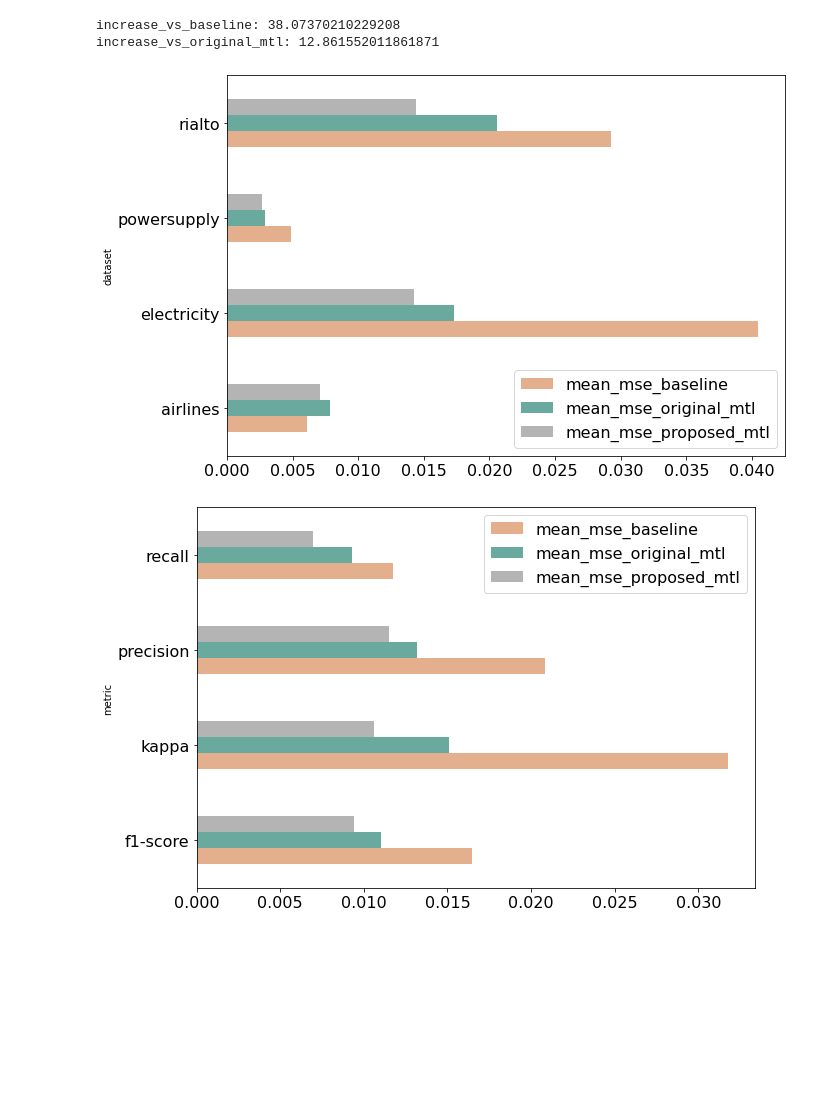
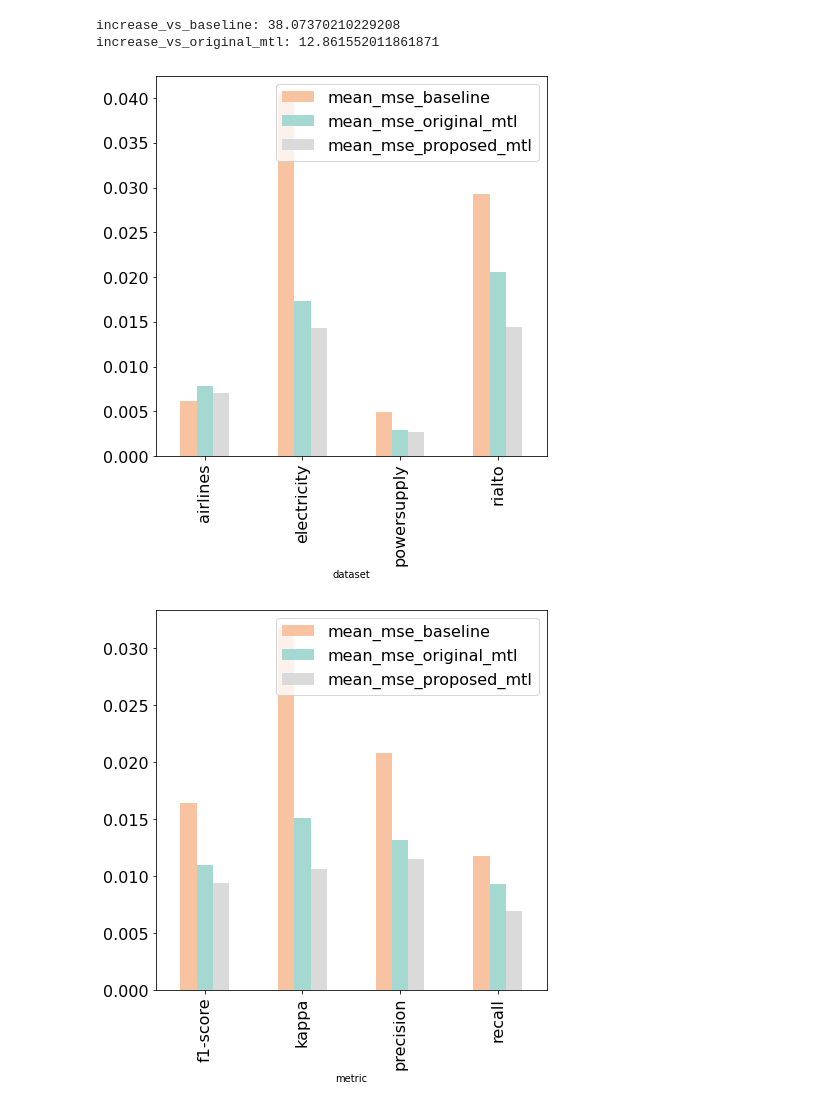
Before and after one commit to feamelo/drift-meta-learning, a Jupyter notebook: src/experiments/results/result_gain.ipynb, the cells around one changed output. Drawn from its saved outputs; the diff is of its cells as text; code cells hidden in the pictures; blank space fills up the shorter version.

```diff
--- a/src/experiments/results/result_gain.ipynb
+++ b/src/experiments/results/result_gain.ipynb
@@ -142,23 +142,23 @@ increase_vs_baseline: 38.07370210229208
 increase_vs_original_mtl: 12.861552011861871
 # %%
 COLORS = [
-    "#E3af8c", # orange
-    "#69A99E", # green
-    "#b4b4b4", # grey
+    "#F7C3A0", # orange
+    "#A4D8D0", # green
+    "#DADADA", # grey
     ]
 
 def plot_mean_mse(group_by='dataset'):
     grouped_df = mean_results_df.groupby([group_by]).mean()
     mean_cols = [col for col in grouped_df.columns if "mean" in col]
-    grouped_df[mean_cols].plot.barh(figsize=(10,7), fontsize=16, color=COLORS).legend(loc='best', prop={'size': 16})
+    grouped_df[mean_cols].plot.bar(figsize=(7,7), fontsize=16, color=COLORS).legend(loc='best', prop={'size': 16})
 
 plot_mean_mse()
 # %% [output]
-[figure, old version]
+[figure, new version]
 # %%
 plot_mean_mse("metric")
 # %% [output]
-[figure, old version]
+[figure, new version]
 # %%
 plot_mean_mse("model")
 # %% [output]
```
Also changed, not shown: parts of 1 cell of this notebook.
